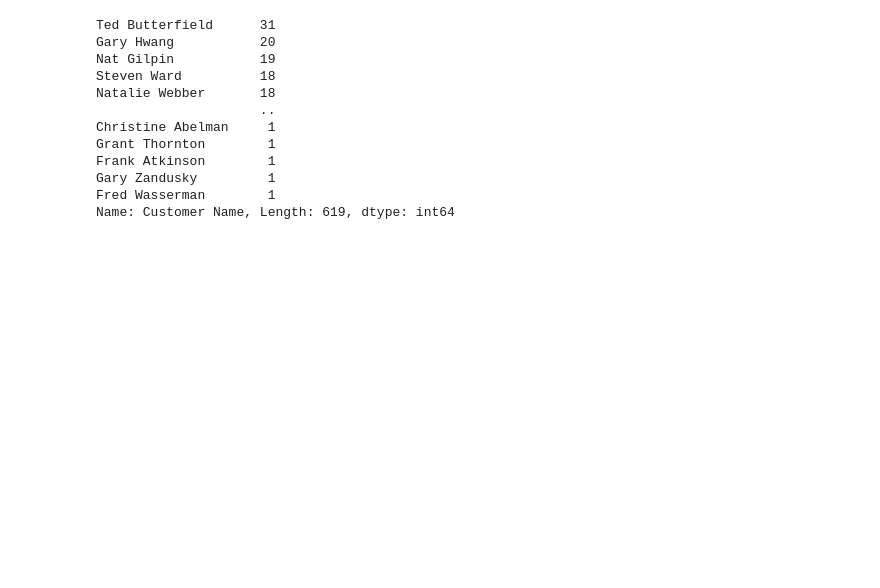
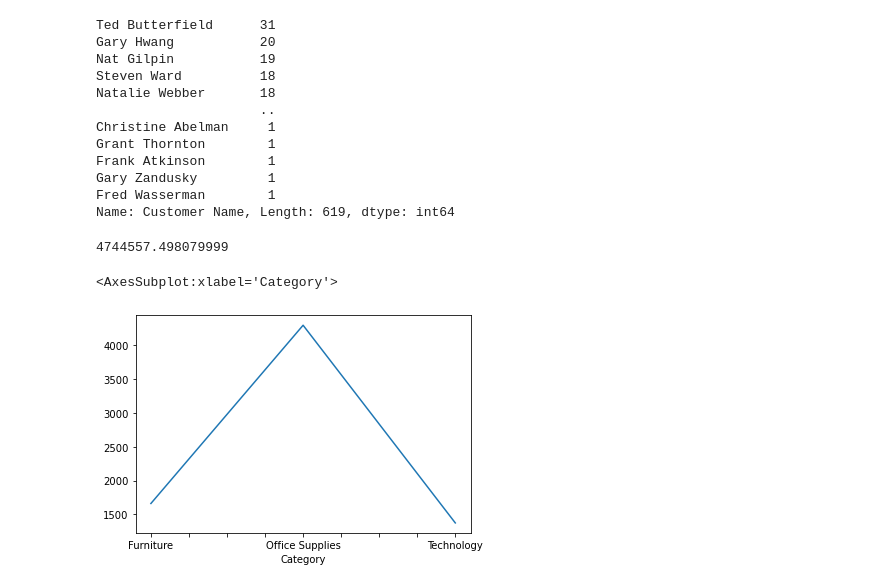
Before and after one commit to pat-earl/csc223-examples, a Jupyter notebook: Notebooks/Pandas Examples/Global Superstore - 020.ipynb, the cells around one changed output. Drawn from its saved outputs; the diff is of its cells as text; code cells hidden in the pictures; blank space fills up the shorter version.

```diff
--- a/Notebooks/Pandas Examples/Global Superstore - 020.ipynb
+++ b/Notebooks/Pandas Examples/Global Superstore - 020.ipynb
@@ -176,3 +176,12 @@ Frank Atkinson        1
 Gary Zandusky         1
 Fred Wasserman        1
 Name: Customer Name, Length: 619, dtype: int64
+# %%
+orders[orders['Category'] == 'Technology']['Sales'].sum()
+# %% [output]
+4744557.498079999
+# %%
+orders.groupby('Category')['Discount'].sum().plot()
+# %% [output]
+<AxesSubplot:xlabel='Category'>
+[figure, added]
```
Also changed, not shown: 3 other files.
